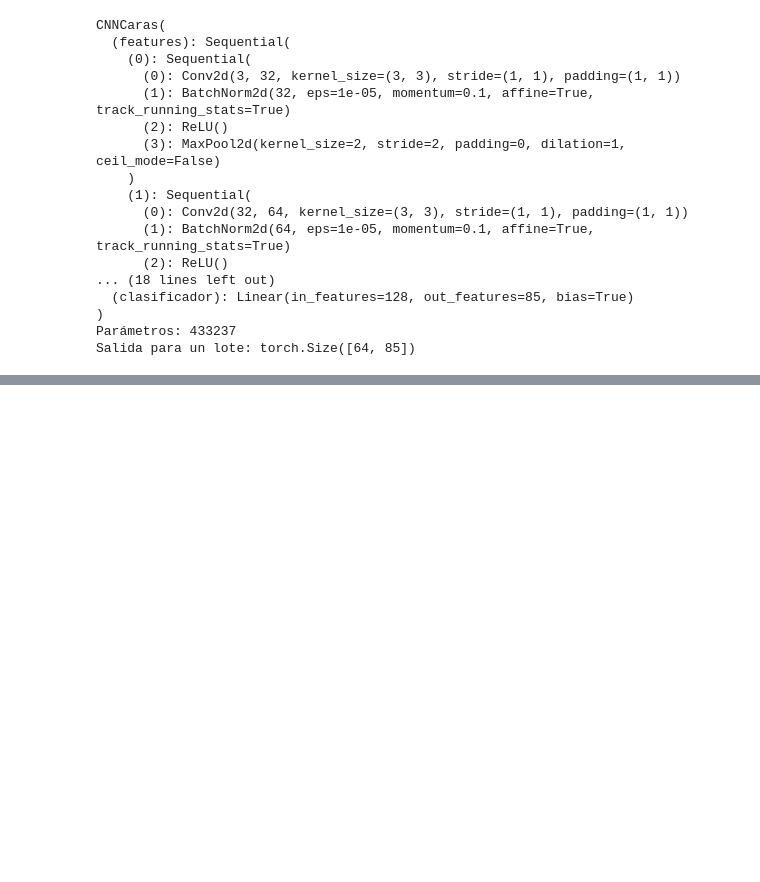
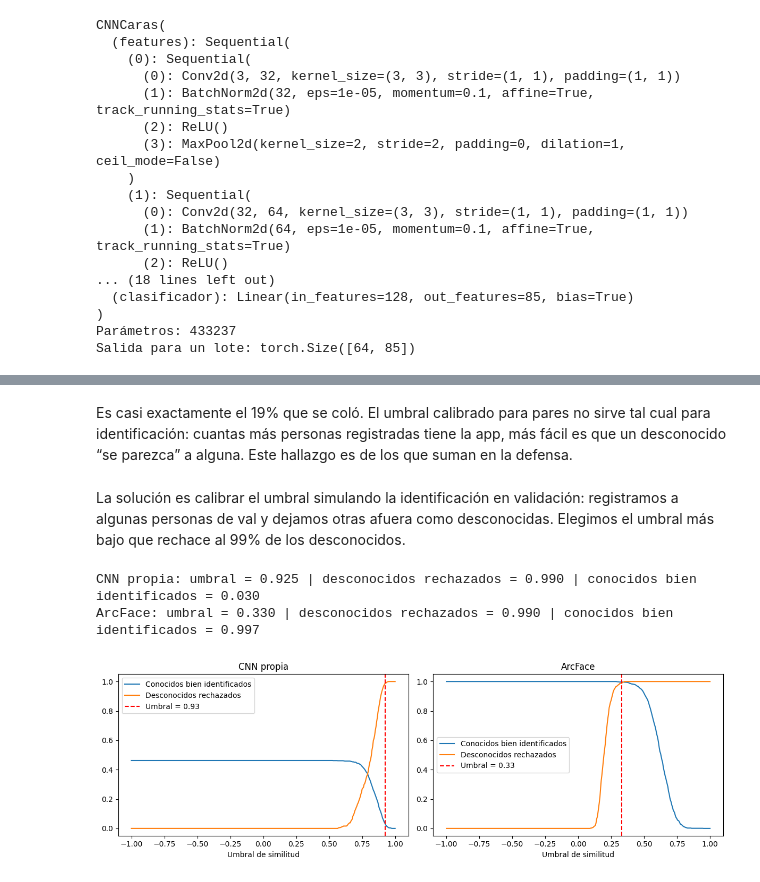
Before and after one commit to bethoven996/tuia-face-recognition-app, a Jupyter notebook: 2-train.ipynb, the cells around one changed output, grey strips where cells are left out. Saved outputs shown, nothing was run; the diff lists cells and outputs as text; code cells hidden in the pictures; blank space fills up the shorter version.

```diff
--- a/2-train.ipynb
+++ b/2-train.ipynb
@@ -213,0 +496,55 @@ KeyboardInterrupt:
+# %% [markdown]
+Es casi exactamente el 19% que se coló. El umbral calibrado para pares no sirve tal cual para identificación: cuantas más personas registradas tiene la app, más fácil es que un desconocido “se parezca” a alguna. Este hallazgo es de los que suman en la defensa.
+# %% [markdown]
+La solución es calibrar el umbral simulando la identificación en validación: registramos a algunas personas de val y dejamos otras afuera como desconocidas. Elegimos el umbral más bajo que rechace al 99% de los desconocidos.
+# %%
+def barrido_identificacion(emb, umbrales):
+    rng_v = np.random.default_rng(SEED)
+    val = eval_df[eval_df["split"] == "val"]
+    no_registradas = set(rng_v.choice(sorted(val["identidad"].unique()), size=20, replace=False))
+
+    galeria_idx, probes_idx, desc_idx = [], [], []
+    for persona, idx in val.groupby("identidad").groups.items():
+        idx = rng_v.permutation(np.array(idx))
+        if persona in no_registradas:
+            desc_idx += list(idx)
+        else:
+            galeria_idx += list(idx[:N_GALERIA])
+            probes_idx += list(idx[N_GALERIA:])
+
+    nombres_gal = eval_df.loc[galeria_idx, "identidad"].to_numpy()
+    reales = eval_df.loc[probes_idx, "identidad"].to_numpy()
+
+    sims_conocidas = emb[probes_idx] @ emb[galeria_idx].T
+    mejor_conocidas = sims_conocidas.max(axis=1)
+    top1 = nombres_gal[sims_conocidas.argmax(axis=1)]
+    mejor_desc = (emb[desc_idx] @ emb[galeria_idx].T).max(axis=1)
+
+    identificados = np.array([((mejor_conocidas >= u) & (top1 == reales)).mean() for u in umbrales])
+    rechazados = np.array([(mejor_desc < u).mean() for u in umbrales])
+    return identificados, rechazados
+
+
+RECHAZO_OBJETIVO = 0.99
+
+fig, axes = plt.subplots(1, 2, figsize=(12, 4))
+for ax, emb, nombre in [(axes[0], emb_cnn, "CNN propia"), (axes[1], emb_arc, "ArcFace")]:
+    identificados, rechazados = barrido_identificacion(emb, umbrales)
+    i = np.argmax(rechazados >= RECHAZO_OBJETIVO)
+    umbral_elegido[nombre] = umbrales[i]
+    print(f"{nombre}: umbral = {umbrales[i]:.3f} | desconocidos rechazados = {rechazados[i]:.3f} "
+          f"| conocidos bien identificados = {identificados[i]:.3f}")
+
+    ax.plot(umbrales, identificados, label="Conocidos bien identificados")
+    ax.plot(umbrales, rechazados, label="Desconocidos rechazados")
+    ax.axvline(umbrales[i], color="red", linestyle="--", label=f"Umbral = {umbrales[i]:.2f}")
+    ax.set_xlabel("Umbral de similitud")
+    ax.set_title(nombre)
+    ax.legend()
+
+plt.tight_layout()
+plt.show()
+# %% [output]
+CNN propia: umbral = 0.925 | desconocidos rechazados = 0.990 | conocidos bien identificados = 0.030
+ArcFace: umbral = 0.330 | desconocidos rechazados = 0.990 | conocidos bien identificados = 0.997
+[figure, added]
```
Also changed, not shown: parts of 26 cells of this notebook.
